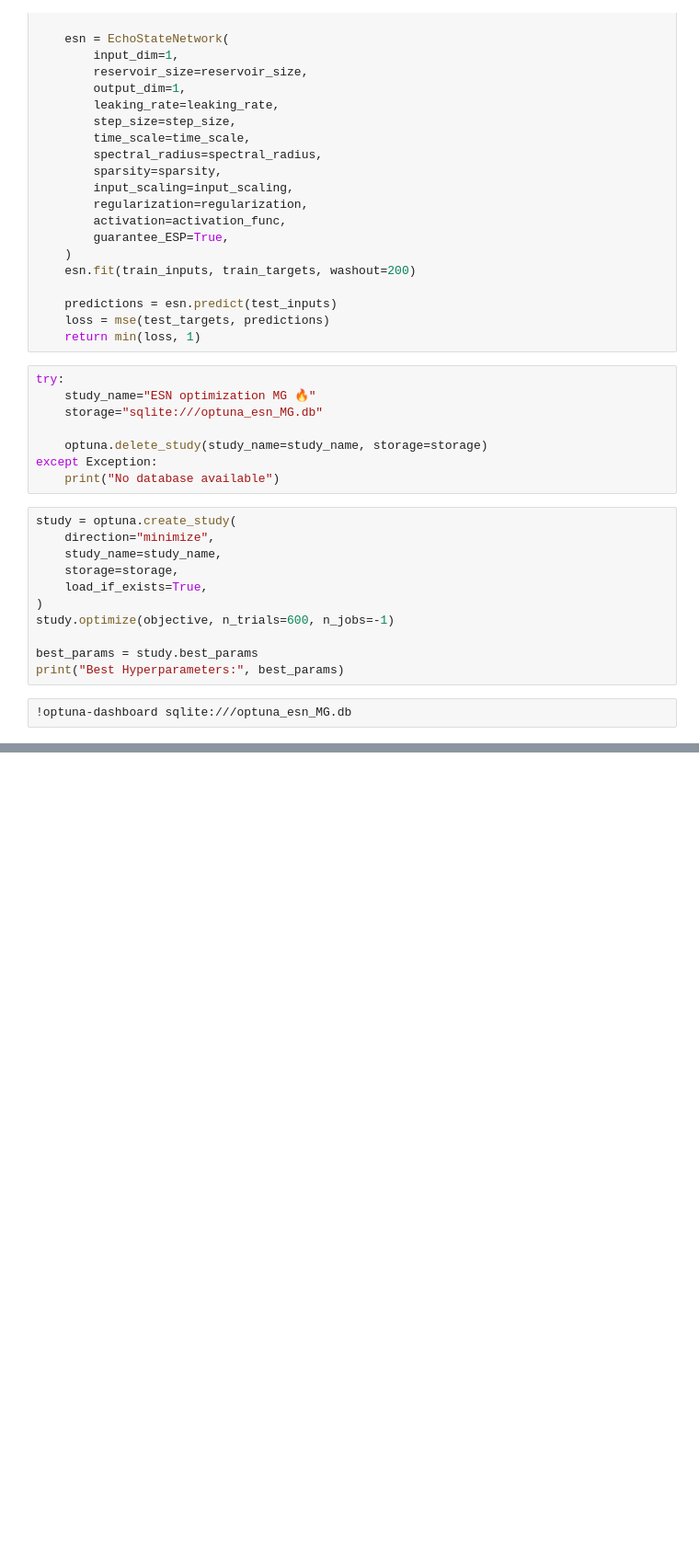
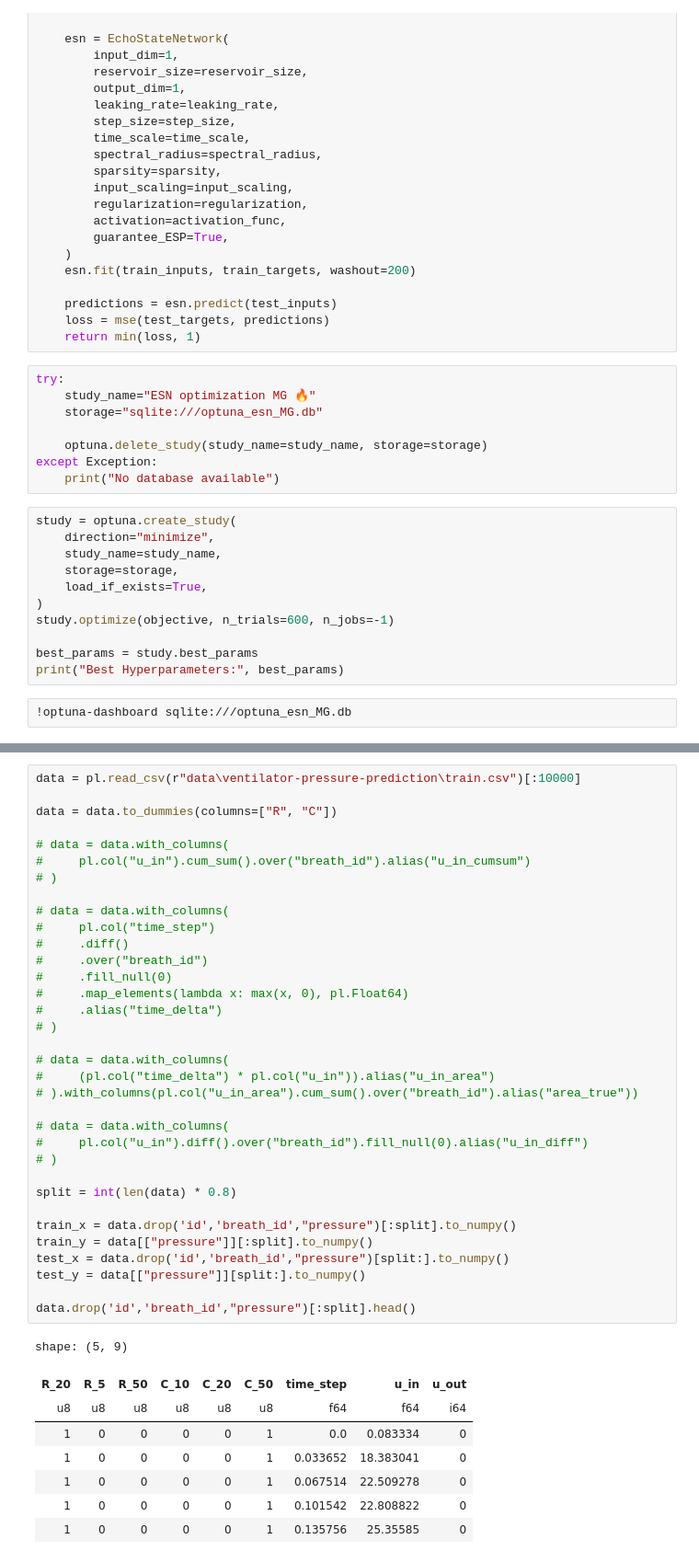
Before and after one commit to TMKamsma/Pyontronics, a Jupyter notebook: optimization.ipynb, the cells around one changed output, grey strips where cells are left out. Shown at 92% size. Drawn from its saved outputs; the diff is of its cells as text; blank space fills up the shorter version.

Commit message:
Add Ventilator Demo

```diff
--- a/optimization.ipynb
+++ b/optimization.ipynb
@@ -110,0 +125,43 @@ print("Best Hyperparameters:", best_params)
+# %%
+data = pl.read_csv(r"data\ventilator-pressure-prediction\train.csv")[:10000]
+
+data = data.to_dummies(columns=["R", "C"])
+
+# data = data.with_columns(
+#     pl.col("u_in").cum_sum().over("breath_id").alias("u_in_cumsum")
+# )
+
+# data = data.with_columns(
+#     pl.col("time_step")
+#     .diff()
+#     .over("breath_id")
+#     .fill_null(0)
+#     .map_elements(lambda x: max(x, 0), pl.Float64)
+#     .alias("time_delta")
+# )
+
+# data = data.with_columns(
+#     (pl.col("time_delta") * pl.col("u_in")).alias("u_in_area")
+# ).with_columns(pl.col("u_in_area").cum_sum().over("breath_id").alias("area_true"))
+
+# data = data.with_columns(
+#     pl.col("u_in").diff().over("breath_id").fill_null(0).alias("u_in_diff")
+# )
+
+split = int(len(data) * 0.8)
+
+train_x = data.drop('id','breath_id',"pressure")[:split].to_numpy()
+train_y = data[["pressure"]][:split].to_numpy()
+test_x = data.drop('id','breath_id',"pressure")[split:].to_numpy()
+test_y = data[["pressure"]][split:].to_numpy()
+
+data.drop('id','breath_id',"pressure")[:split].head()
+# %% [output]
+shape: (5, 9)
+| R_20 | R_5 | R_50 | C_10 | C_20 | C_50 | time_step | u_in | u_out |
+| u8 | u8 | u8 | u8 | u8 | u8 | f64 | f64 | i64 |
+| 1 | 0 | 0 | 0 | 0 | 1 | 0.0 | 0.083334 | 0 |
+| 1 | 0 | 0 | 0 | 0 | 1 | 0.033652 | 18.383041 | 0 |
+| 1 | 0 | 0 | 0 | 0 | 1 | 0.067514 | 22.509278 | 0 |
+| 1 | 0 | 0 | 0 | 0 | 1 | 0.101542 | 22.808822 | 0 |
+| 1 | 0 | 0 | 0 | 0 | 1 | 0.135756 | 25.35585 | 0 |
```
Also changed, not shown: parts of 7 cells of this notebook, 2 other files.
